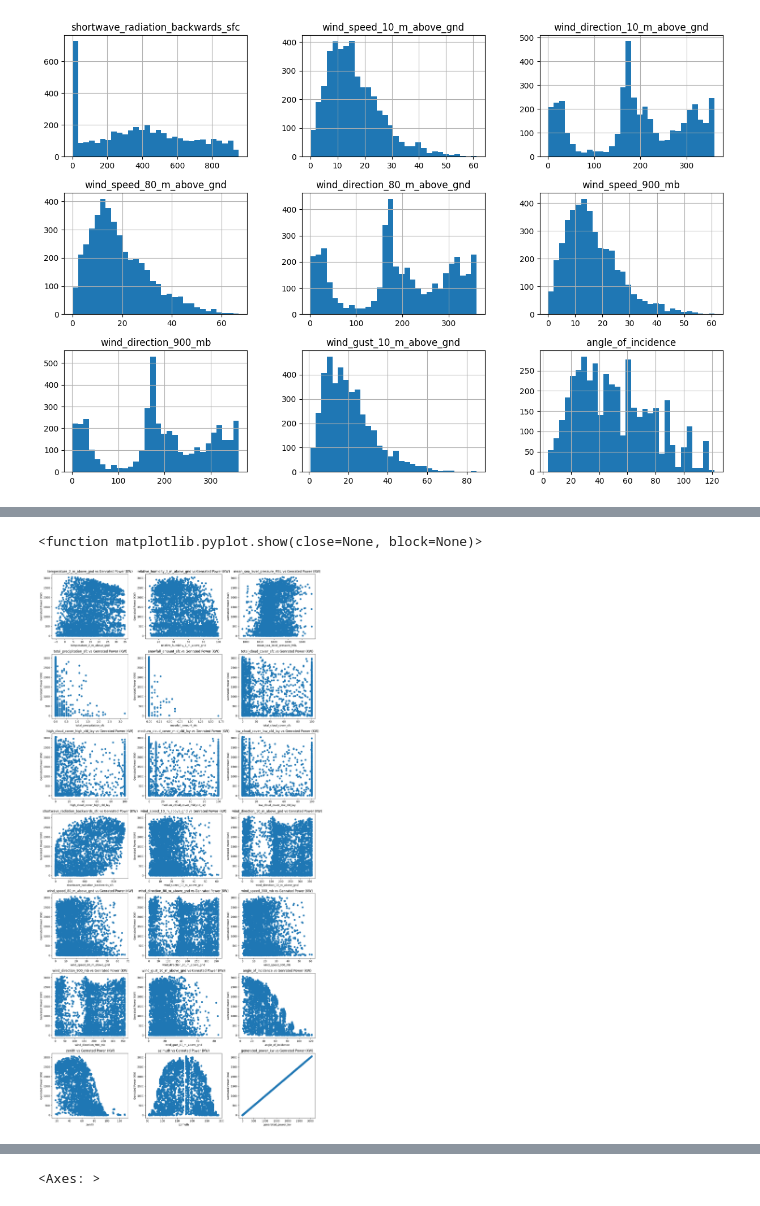
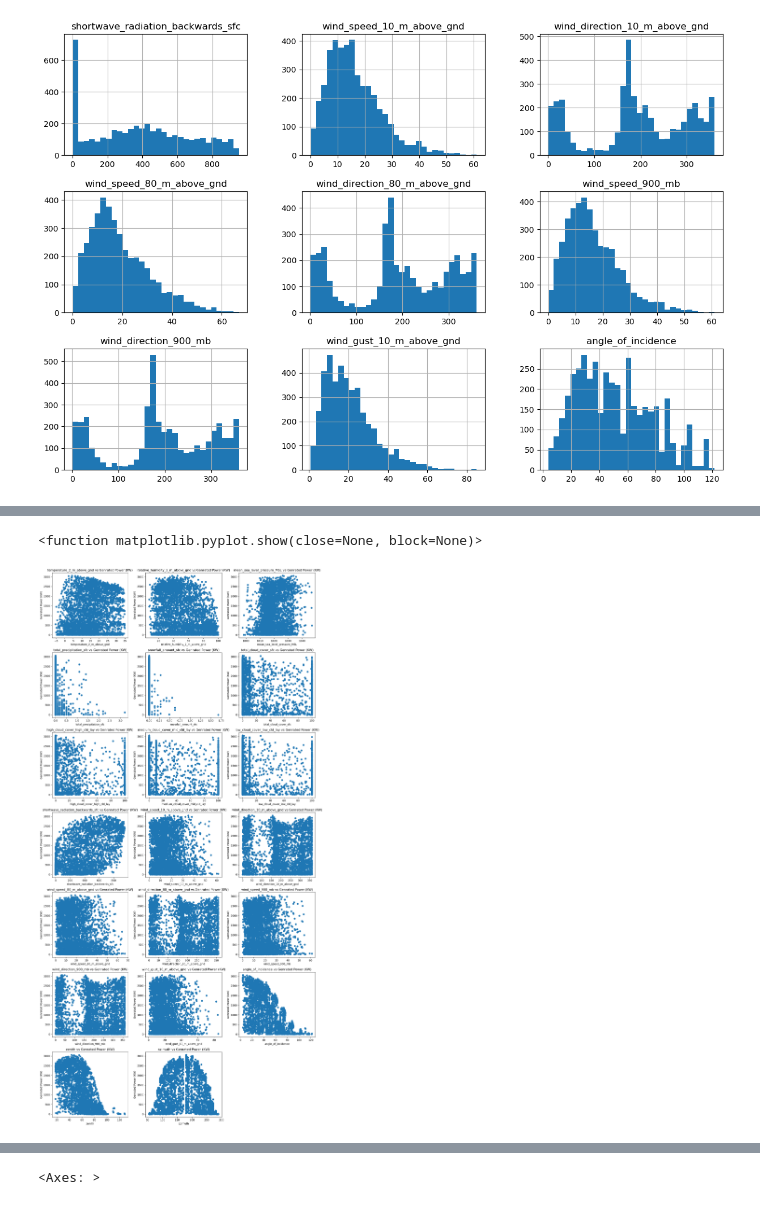
Before and after one commit to HaRsH1213/Weak-1-, a Jupyter notebook: Solarpowerprediction.ipynb, the cells around one changed output, grey strips where cells are left out. Saved outputs shown, nothing was run; the diff lists cells and outputs as text; code cells hidden in the pictures.

```diff
--- a/Solarpowerprediction.ipynb
+++ b/Solarpowerprediction.ipynb
@@ -161,16 +161,16 @@ plt.show
 # %%
 plt.figure(figsize=(15,30))
-for i, columns in enumerate(df.columns):
+for i, columns in enumerate(df.columns[:20]):
     plt.subplot(7,3,i+1)
     plt.scatter(df[columns],df['generated_power_kw'])
     plt.title(f'{columns} vs Genrated Power (KW)')
     plt.xlabel(columns)
     plt.ylabel('Genrated Power (KW)')
 plt.tight_layout()
 plt.show
 # %% [output]
 <function matplotlib.pyplot.show(close=None, block=None)>
-[figure, old version]
+[figure, new version]
 # %%
 df.corr()
 # %% [output]
```
Also changed, not shown: parts of 3 cells of this notebook.
